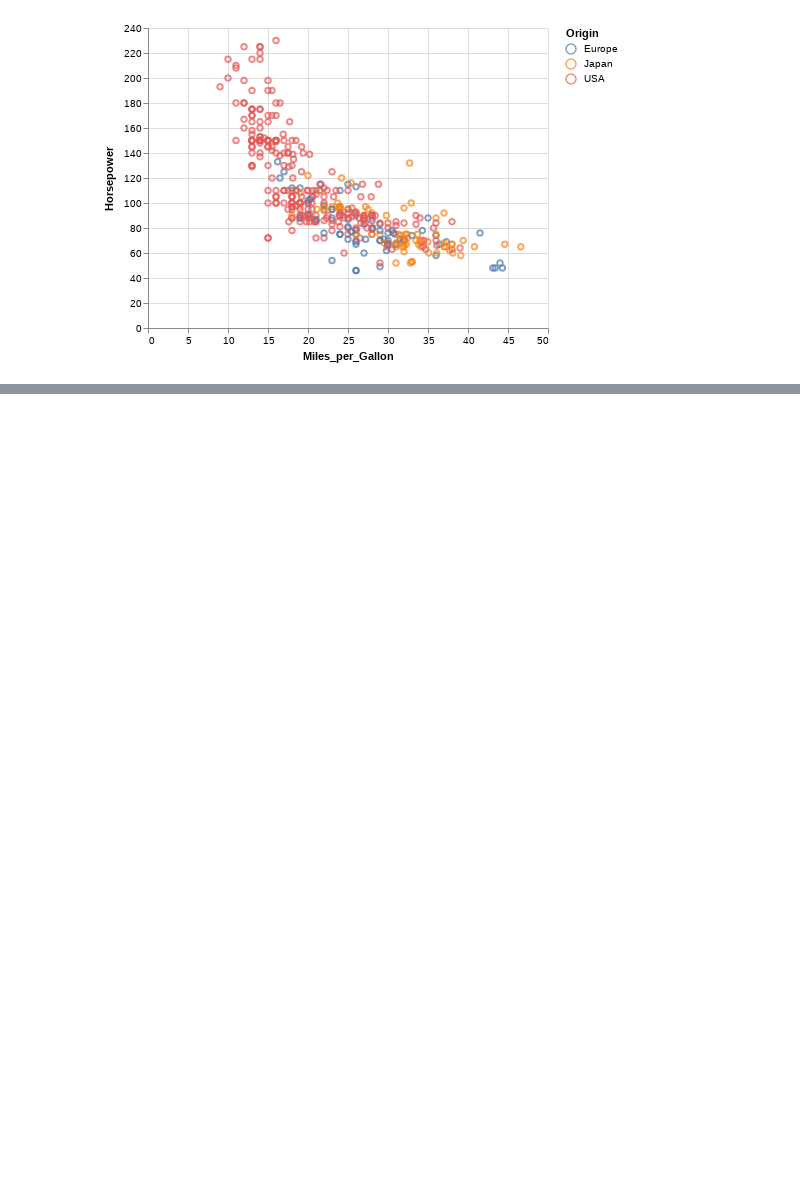
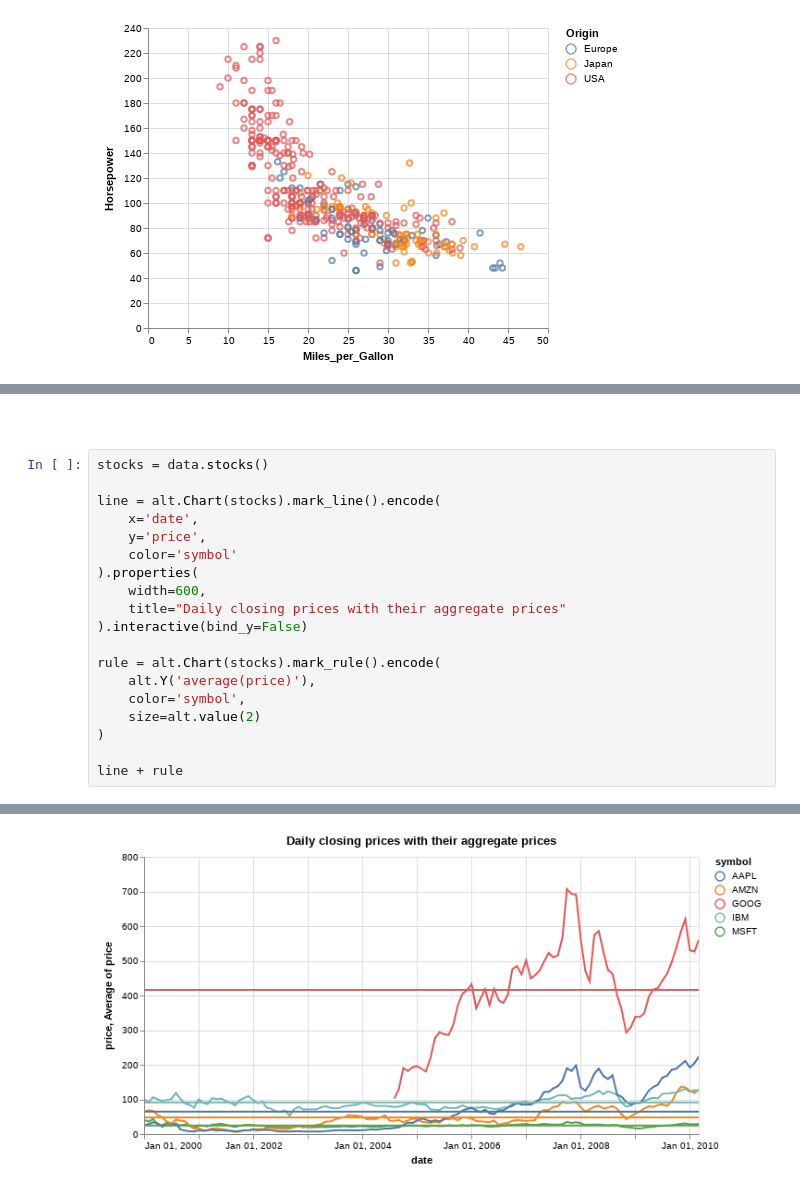
Before and after one commit to jaspajjr/pydata-visualisation, a Jupyter notebook: altair-visualization.ipynb, the cells around one changed output, grey strips where cells are left out. Cells and saved outputs as stored; diff of their text form; blank space fills up the shorter version.

```diff
--- a/altair-visualization.ipynb
+++ b/altair-visualization.ipynb
@@ -95,0 +145,22 @@ chart
+# %% [markdown]
+##
+# %%
+stocks = data.stocks()
+
+line = alt.Chart(stocks).mark_line().encode(
+    x='date',
+    y='price',
+    color='symbol'
+).properties(
+    width=600,
+    title="Daily closing prices with their aggregate prices"
+).interactive(bind_y=False)
+
+rule = alt.Chart(stocks).mark_rule().encode(
+    alt.Y('average(price)'),
+    color='symbol',
+    size=alt.value(2)
+)
+
+line + rule
+# %% [output]
@@ -95,0 +168 @@ chart
+[figure, added]
```
Also changed, not shown: parts of 13 cells of this notebook, 4 other files.
